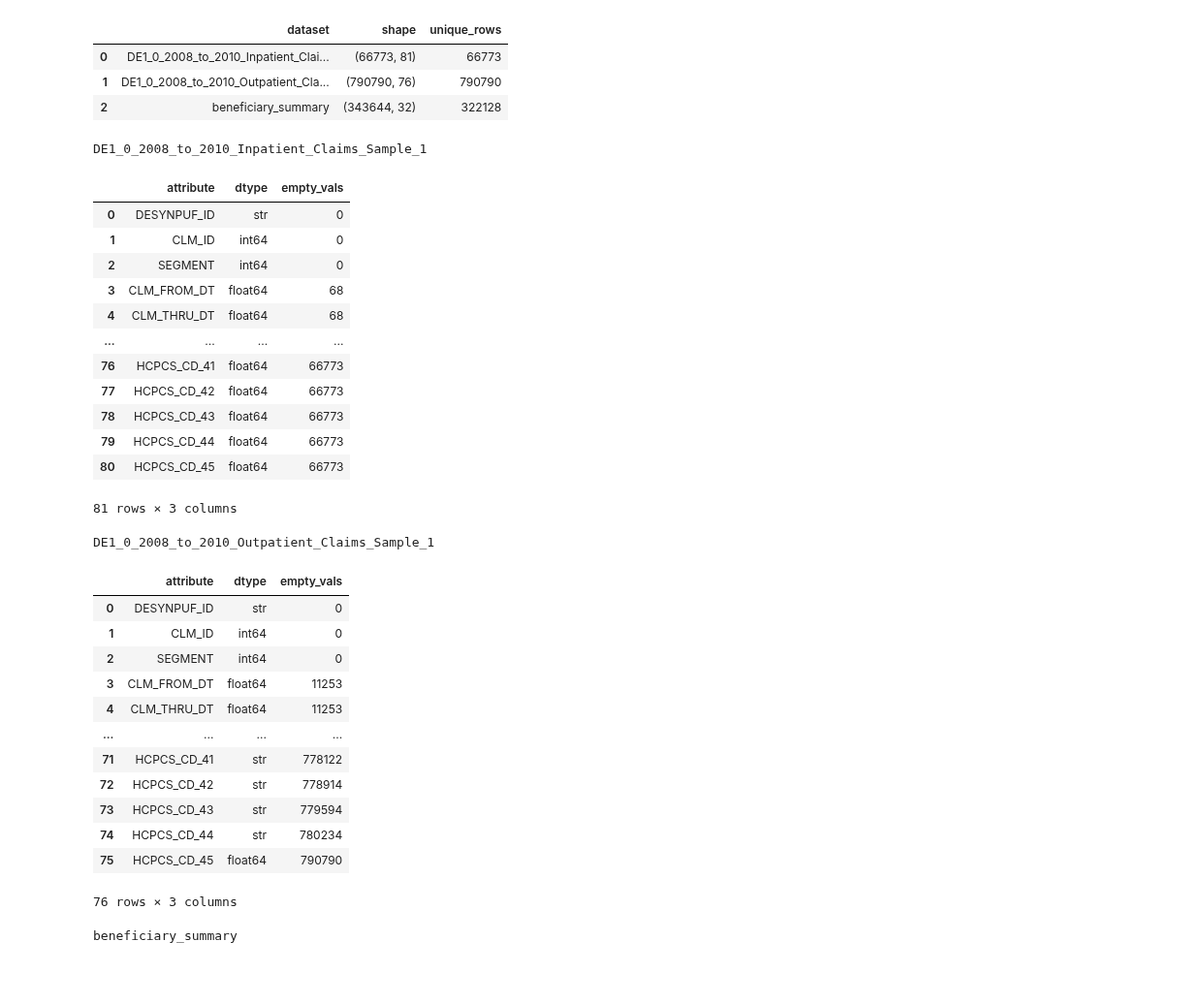
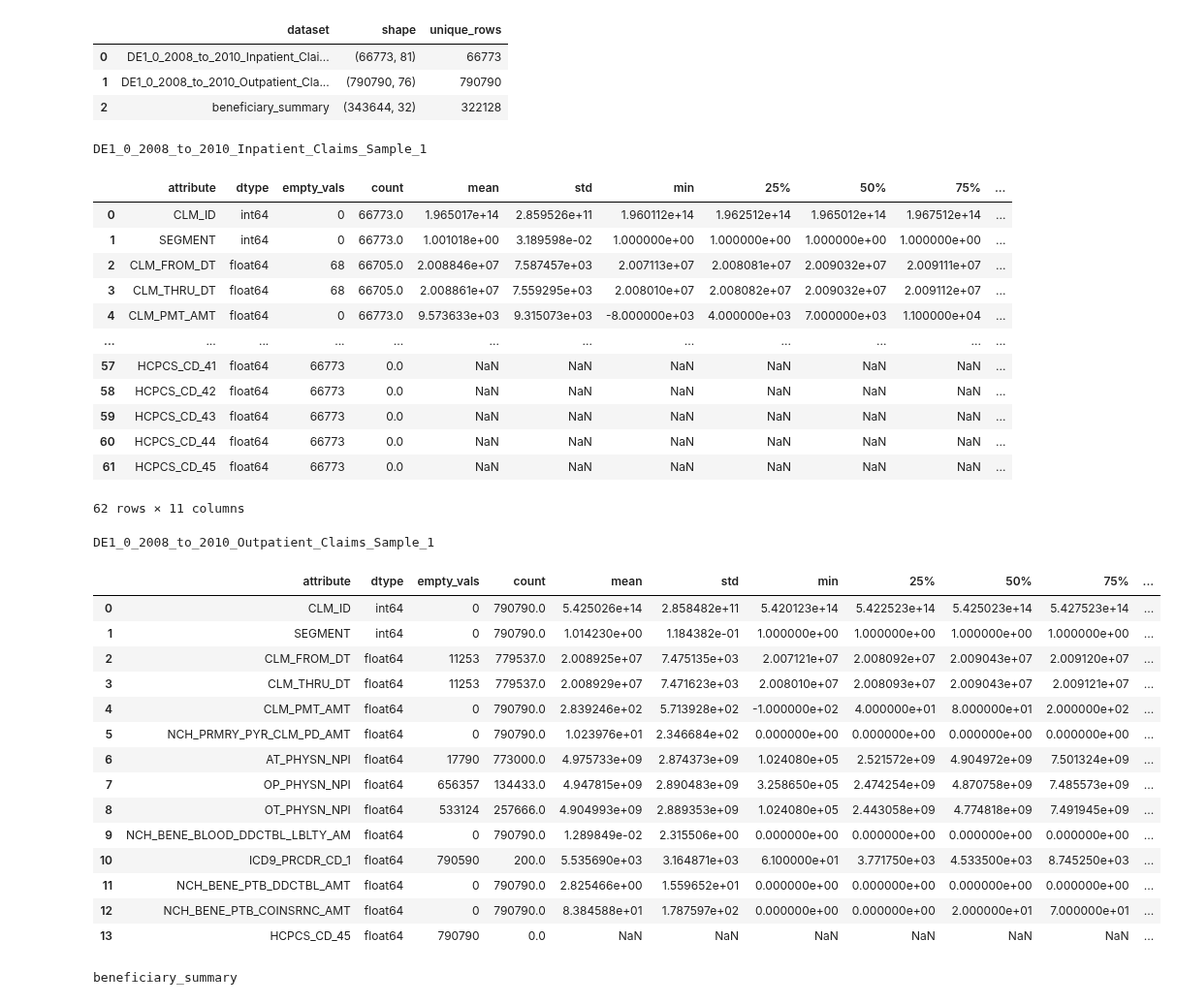
Before and after one commit to stephaniebie/hospital-readmissions, a Jupyter notebook: notebooks/eda.ipynb, the cells around one changed output. Shown at 97% size. Cells and saved outputs as stored; diff of their text form; code cells hidden in the pictures; blank space fills up the shorter version.

Commit message:
Add attribute descriptors; clean up eda notebook

```diff
--- a/notebooks/eda.ipynb
+++ b/notebooks/eda.ipynb
@@ -54,47 +57,51 @@ New shape: (343644, 32)
 # %%
 # Attributes
 attributes = {}
 for name,df in datasets.items():
     attr_data = {
         k:[]
         for k in ["attribute", "dtype", "empty_vals"]
     }
     for col in df.columns:
         attr_data["attribute"].append(col)
         attr_data["dtype"].append(df[col].dtype)
         attr_data["empty_vals"].append(sum(df[col].isna()))
     attr_df = pd.DataFrame(attr_data)
+    attr_df = pd.merge(attr_df, df.describe().T.rename_axis("attribute").reset_index(), on="attribute")
     attributes[name] = attr_df
 
     print(name)
     display(attr_df)
+    print("")
 # %% [output]
 DE1_0_2008_to_2010_Inpatient_Claims_Sample_1
-|  | attribute | dtype | empty_vals |
-| 0 | DESYNPUF_ID | str | 0 |
-| 1 | CLM_ID | int64 | 0 |
-| 2 | SEGMENT | int64 | 0 |
-| 3 | CLM_FROM_DT | float64 | 68 |
-| 4 | CLM_THRU_DT | float64 | 68 |
-| ... | ... | ... | ... |
-| 76 | HCPCS_CD_41 | float64 | 66773 |
-| 77 | HCPCS_CD_42 | float64 | 66773 |
-| 78 | HCPCS_CD_43 | float64 | 66773 |
-| 79 | HCPCS_CD_44 | float64 | 66773 |
-| 80 | HCPCS_CD_45 | float64 | 66773 |
+|  | attribute | dtype | empty_vals | count | mean | std | min | 25% | 50% | 75% | ... |
+| 0 | CLM_ID | int64 | 0 | 66773.0 | 1.965017e+14 | 2.859526e+11 | 1.960112e+14 | 1.962512e+14 | 1.965012e+14 | 1.967512e+14 | ... |
+| 1 | SEGMENT | int64 | 0 | 66773.0 | 1.001018e+00 | 3.189598e-02 | 1.000000e+00 | 1.000000e+00 | 1.000000e+00 | 1.000000e+00 | ... |
+| 2 | CLM_FROM_DT | float64 | 68 | 66705.0 | 2.008846e+07 | 7.587457e+03 | 2.007113e+07 | 2.008081e+07 | 2.009032e+07 | 2.009111e+07 | ... |
+| 3 | CLM_THRU_DT | float64 | 68 | 66705.0 | 2.008861e+07 | 7.559295e+03 | 2.008010e+07 | 2.008082e+07 | 2.009032e+07 | 2.009112e+07 | ... |
+| 4 | CLM_PMT_AMT | float64 | 0 | 66773.0 | 9.573633e+03 | 9.315073e+03 | -8.000000e+03 | 4.000000e+03 | 7.000000e+03 | 1.100000e+04 | ... |
+| ... | ... | ... | ... | ... | ... | ... | ... | ... | ... | ... | ... |
+| 57 | HCPCS_CD_41 | float64 | 66773 | 0.0 | NaN | NaN | NaN | NaN | NaN | NaN | ... |
+| 58 | HCPCS_CD_42 | float64 | 66773 | 0.0 | NaN | NaN | NaN | NaN | NaN | NaN | ... |
+| 59 | HCPCS_CD_43 | float64 | 66773 | 0.0 | NaN | NaN | NaN | NaN | NaN | NaN | ... |
+| 60 | HCPCS_CD_44 | float64 | 66773 | 0.0 | NaN | NaN | NaN | NaN | NaN | NaN | ... |
+| 61 | HCPCS_CD_45 | float64 | 66773 | 0.0 | NaN | NaN | NaN | NaN | NaN | NaN | ... |
-81 rows × 3 columns
+62 rows × 11 columns
 DE1_0_2008_to_2010_Outpatient_Claims_Sample_1
-|  | attribute | dtype | empty_vals |
-| 0 | DESYNPUF_ID | str | 0 |
-| 1 | CLM_ID | int64 | 0 |
-| 2 | SEGMENT | int64 | 0 |
-| 3 | CLM_FROM_DT | float64 | 11253 |
-| 4 | CLM_THRU_DT | float64 | 11253 |
-| ... | ... | ... | ... |
-| 71 | HCPCS_CD_41 | str | 778122 |
-| 72 | HCPCS_CD_42 | str | 778914 |
-| 73 | HCPCS_CD_43 | str | 779594 |
-| 74 | HCPCS_CD_44 | str | 780234 |
-| 75 | HCPCS_CD_45 | float64 | 790790 |
+|  | attribute | dtype | empty_vals | count | mean | std | min | 25% | 50% | 75% | ... |
+| 0 | CLM_ID | int64 | 0 | 790790.0 | 5.425026e+14 | 2.858482e+11 | 5.420123e+14 | 5.422523e+14 | 5.425023e+14 | 5.427523e+14 | ... |
+| 1 | SEGMENT | int64 | 0 | 790790.0 | 1.014230e+00 | 1.184382e-01 | 1.000000e+00 | 1.000000e+00 | 1.000000e+00 | 1.000000e+00 | ... |
+| 2 | CLM_FROM_DT | float64 | 11253 | 779537.0 | 2.008925e+07 | 7.475135e+03 | 2.007121e+07 | 2.008092e+07 | 2.009043e+07 | 2.009120e+07 | ... |
+| 3 | CLM_THRU_DT | float64 | 11253 | 779537.0 | 2.008929e+07 | 7.471623e+03 | 2.008010e+07 | 2.008093e+07 | 2.009043e+07 | 2.009121e+07 | ... |
+| 4 | CLM_PMT_AMT | float64 | 0 | 790790.0 | 2.839246e+02 | 5.713928e+02 | -1.000000e+02 | 4.000000e+01 | 8.000000e+01 | 2.000000e+02 | ... |
+| 5 | NCH_PRMRY_PYR_CLM_PD_AMT | float64 | 0 | 790790.0 | 1.023976e+01 | 2.346684e+02 | 0.000000e+00 | 0.000000e+00 | 0.000000e+00 | 0.000000e+00 | ... |
+| 6 | AT_PHYSN_NPI | float64 | 17790 | 773000.0 | 4.975733e+09 | 2.874373e+09 | 1.024080e+05 | 2.521572e+09 | 4.904972e+09 | 7.501324e+09 | ... |
+| 7 | OP_PHYSN_NPI | float64 | 656357 | 134433.0 | 4.947815e+09 | 2.890483e+09 | 3.258650e+05 | 2.474254e+09 | 4.870758e+09 | 7.485573e+09 | ... |
+| 8 | OT_PHYSN_NPI | float64 | 533124 | 257666.0 | 4.904993e+09 | 2.889353e+09 | 1.024080e+05 | 2.443058e+09 | 4.774818e+09 | 7.491945e+09 | ... |
+| 9 | NCH_BENE_BLOOD_DDCTBL_LBLTY_AM | float64 | 0 | 790790.0 | 1.289849e-02 | 2.315506e+00 | 0.000000e+00 | 0.000000e+00 | 0.000000e+00 | 0.000000e+00 | ... |
+| 10 | ICD9_PRCDR_CD_1 | float64 | 790590 | 200.0 | 5.535690e+03 | 3.164871e+03 | 6.100000e+01 | 3.771750e+03 | 4.533500e+03 | 8.745250e+03 | ... |
+| 11 | NCH_BENE_PTB_DDCTBL_AMT | float64 | 0 | 790790.0 | 2.825466e+00 | 1.559652e+01 | 0.000000e+00 | 0.000000e+00 | 0.000000e+00 | 0.000000e+00 | ... |
+| 12 | NCH_BENE_PTB_COINSRNC_AMT | float64 | 0 | 790790.0 | 8.384588e+01 | 1.787597e+02 | 0.000000e+00 | 0.000000e+00 | 2.000000e+01 | 7.000000e+01 | ... |
+| 13 | HCPCS_CD_45 | float64 | 790790 | 0.0 | NaN | NaN | NaN | NaN | NaN | NaN | ... |
-76 rows × 3 columns
+beneficiary_summary
-beneficiary_summary
```
Also changed, not shown: parts of 10 cells of this notebook, 4 other files.
